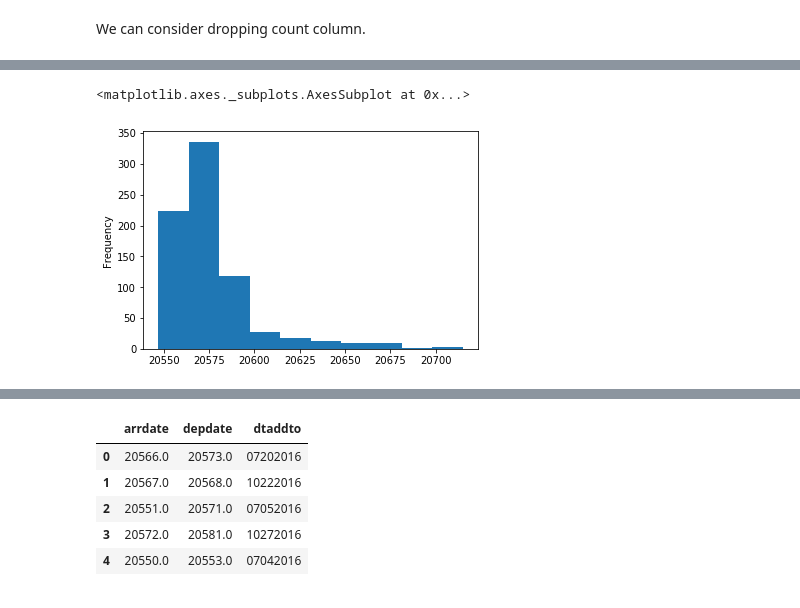
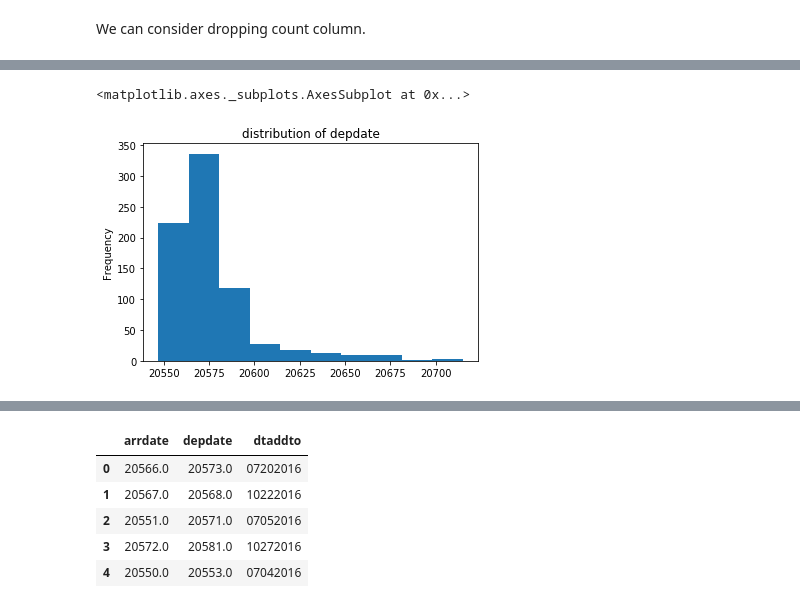
Before and after one commit to ozdemirht/Data-Enginering, a Jupyter notebook: capstone/Capstone Project Report.ipynb, the cells around one changed output, grey strips where cells are left out. Saved outputs shown, nothing was run; the diff lists cells and outputs as text; code cells hidden in the pictures.

```diff
--- a/capstone/Capstone Project Report.ipynb
+++ b/capstone/Capstone Project Report.ipynb
@@ -345,10 +347,10 @@ array([ 20573.,  20568.,  20571.,  20581.,  20606.,  20635.,  20554.,
         20643.,  20625.,  20674.,  20663.,  20601.])
 # %%
 #df[['admnum','depdate']].groupby('depdate').count()
-df['depdate'].plot.hist()
+df['depdate'].plot.hist(title='distribution of depdate')
 # %% [output]
 <matplotlib.axes._subplots.AxesSubplot at 0x...>
-[figure, old version]
+[figure, new version]
 # %%
 df['dtaddto'].unique()
 # %% [output]
```
Also changed, not shown: parts of 31 cells of this notebook, 1 other file.
